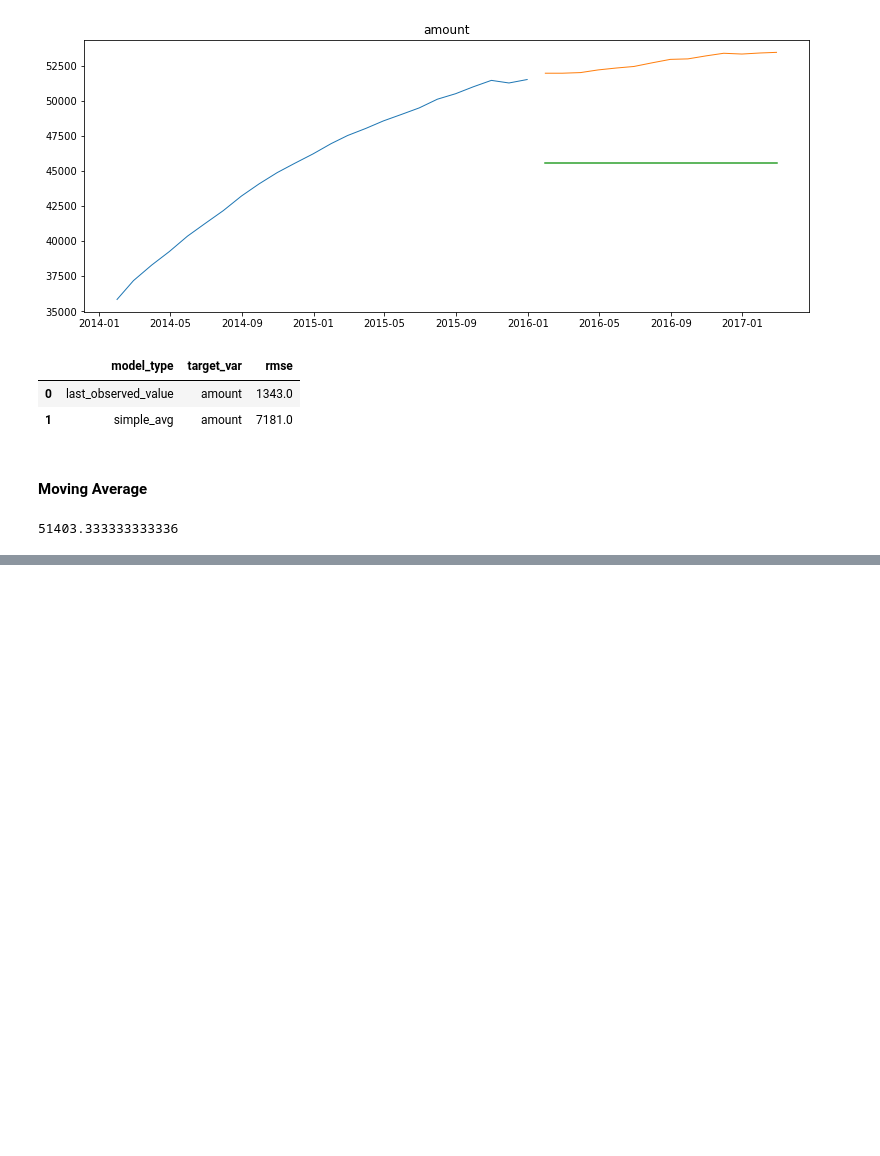
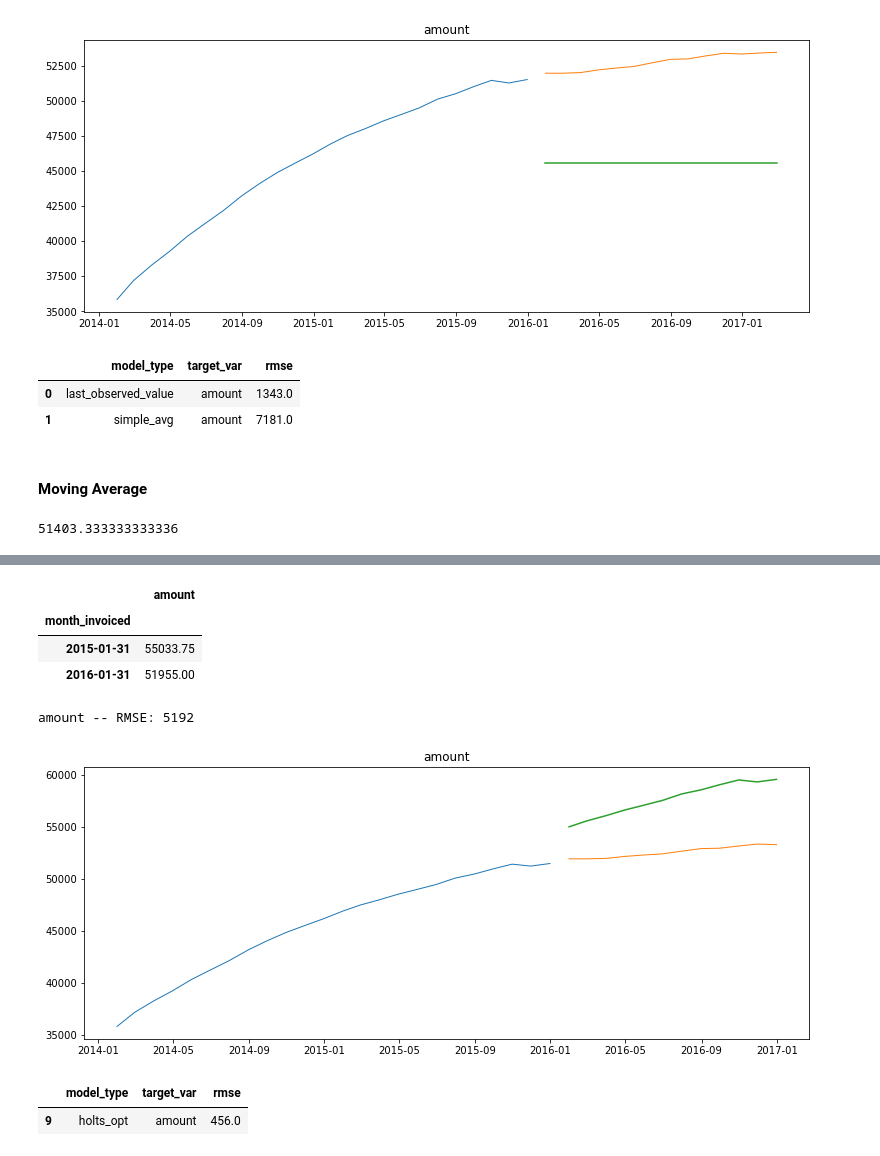
Before and after one commit to watermanbrandyn/time-series-exercises, a Jupyter notebook: model.ipynb, the cells around one changed output, grey strips where cells are left out. Cells and saved outputs as stored; diff of their text form; code cells hidden in the pictures; blank space fills up the shorter version.

```diff
--- a/model.ipynb
+++ b/model.ipynb
@@ -253,0 +449,8 @@ period = 3
+# %%
+# Prediction for 2016 (2015 value + year over year avg diff)
+pd.concat([yhat_df.head(1), validate.head(1)])
+# %% [output]
+|  | amount |
+| month_invoiced |  |
+| 2015-01-31 | 55033.75 |
+| 2016-01-31 | 51955.00 |
@@ -253,0 +459,6 @@ period = 3
+# %%
+plot_and_eval(target_var=col)
+eval_df = append_eval_df(model_type = 'previous_year', target_var = col)
+# %% [output]
+amount -- RMSE: 5192
+[figure, added]
@@ -253,0 +469,5 @@ period = 3
+# %%
+eval_df[(eval_df.rmse == min_rmse)]
+# %% [output]
+|  | model_type | target_var | rmse |
+| 9 | holts_opt | amount | 456.0 |
```
Also changed, not shown: parts of 46 cells of this notebook.
